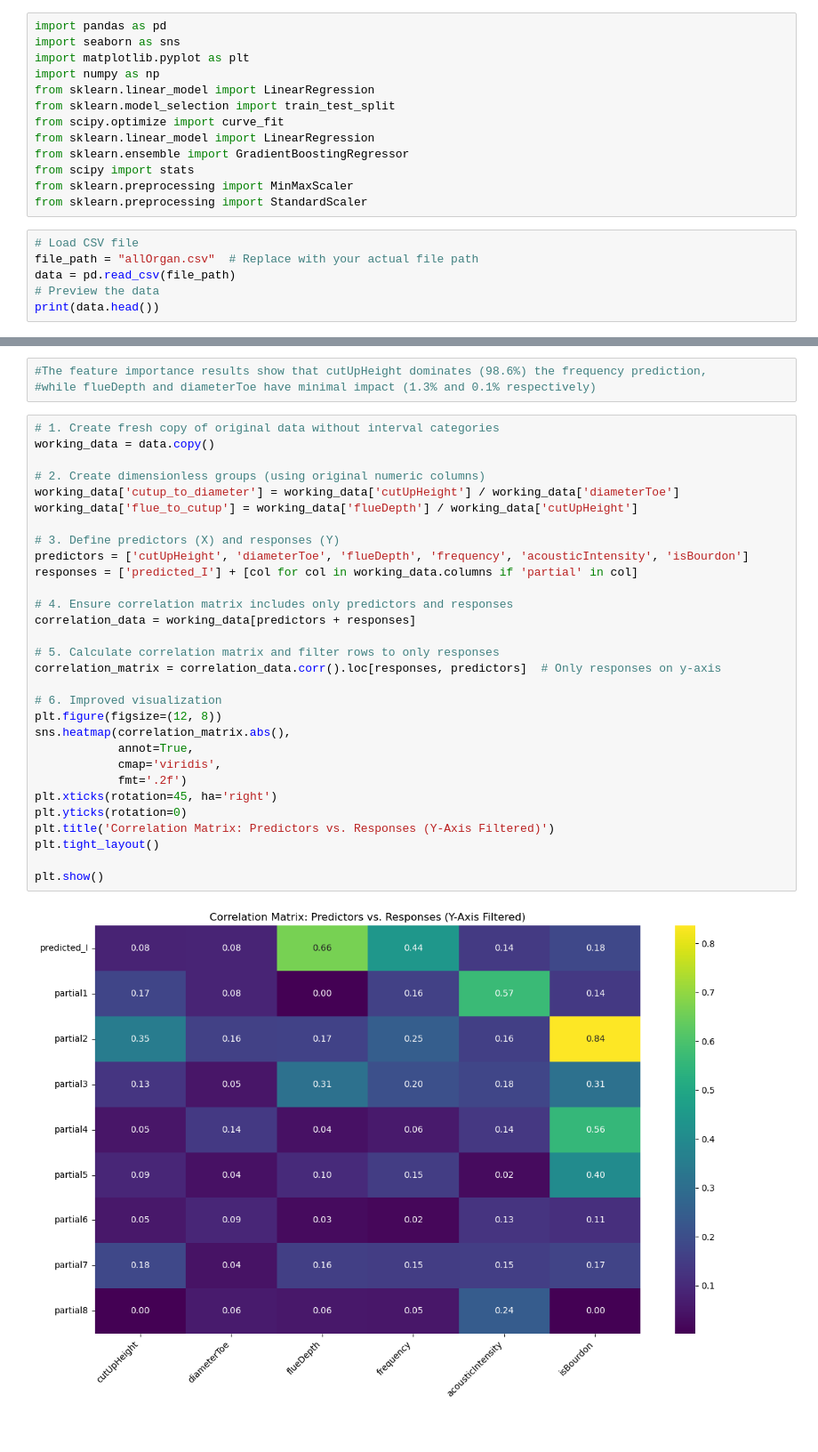
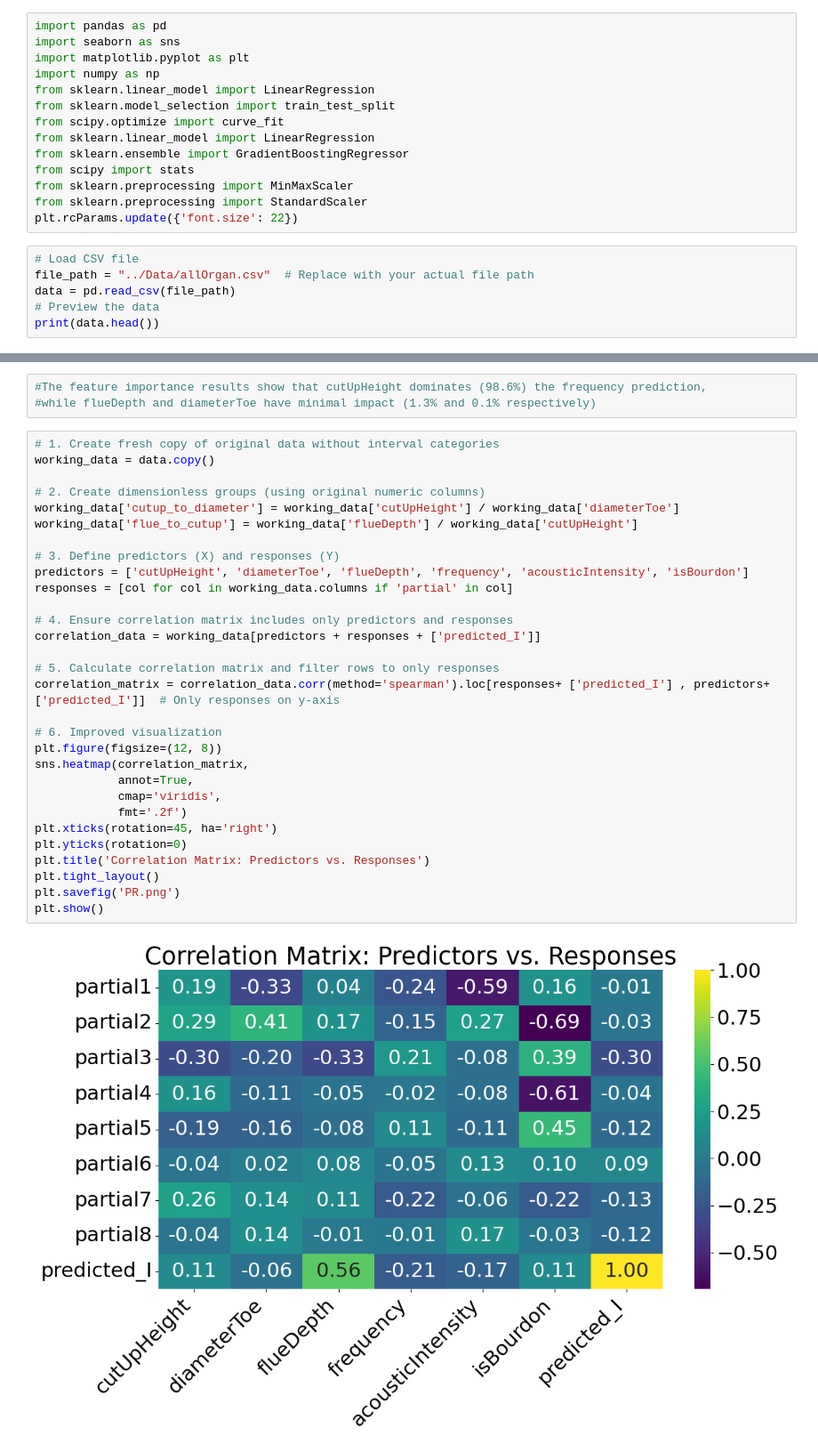
Before and after one commit to homeomorfismo/STAT409Project, a Jupyter notebook: jnp/pyCode3.ipynb, the cells around one changed output, grey strips where cells are left out. Shown: that part at 89% size. Saved outputs shown, nothing was run; the diff lists cells and outputs as text.

Commit message:
Correlation matrices, correct path, etc

```diff
--- a/jnp/pyCode3.ipynb
+++ b/jnp/pyCode3.ipynb
@@ -15,9 +15,10 @@ from sklearn.ensemble import GradientBoostingRegressor
 from scipy import stats
 from sklearn.preprocessing import MinMaxScaler
 from sklearn.preprocessing import StandardScaler
+plt.rcParams.update({'font.size': 22})
 # %%
 # Load CSV file
-file_path = "allOrgan.csv"  # Replace with your actual file path
+file_path = "../Data/allOrgan.csv"  # Replace with your actual file path
 data = pd.read_csv(file_path)
 # Preview the data
 print(data.head())
@@ -219,32 +220,32 @@ There is a weak relationship detected. When the acoustic intensity increases, th
 # %%
 # 1. Create fresh copy of original data without interval categories
 working_data = data.copy()
 
 # 2. Create dimensionless groups (using original numeric columns)
 working_data['cutup_to_diameter'] = working_data['cutUpHeight'] / working_data['diameterToe']
 working_data['flue_to_cutup'] = working_data['flueDepth'] / working_data['cutUpHeight']
 
 # 3. Define predictors (X) and responses (Y)
 predictors = ['cutUpHeight', 'diameterToe', 'flueDepth', 'frequency', 'acousticIntensity', 'isBourdon']
-responses = ['predicted_I'] + [col for col in working_data.columns if 'partial' in col]
+responses = [col for col in working_data.columns if 'partial' in col]
 
 # 4. Ensure correlation matrix includes only predictors and responses
-correlation_data = working_data[predictors + responses]
+correlation_data = working_data[predictors + responses + ['predicted_I']]
 
 # 5. Calculate correlation matrix and filter rows to only responses
-correlation_matrix = correlation_data.corr().loc[responses, predictors]  # Only responses on y-axis
+correlation_matrix = correlation_data.corr(method='spearman').loc[responses+ ['predicted_I'] , predictors+ ['predicted_I']]  # Only responses on y-axis
 
 # 6. Improved visualization
 plt.figure(figsize=(12, 8))
-sns.heatmap(correlation_matrix.abs(),
+sns.heatmap(correlation_matrix,
             annot=True,
             cmap='viridis',
             fmt='.2f')
 plt.xticks(rotation=45, ha='right')
 plt.yticks(rotation=0)
-plt.title('Correlation Matrix: Predictors vs. Responses (Y-Axis Filtered)')
+plt.title('Correlation Matrix: Predictors vs. Responses')
 plt.tight_layout()
-
+plt.savefig('PR.png')
 plt.show()
 # %% [output]
-[figure, old version]
+[figure, new version]
```
Also changed, not shown: parts of 7 cells of this notebook.
